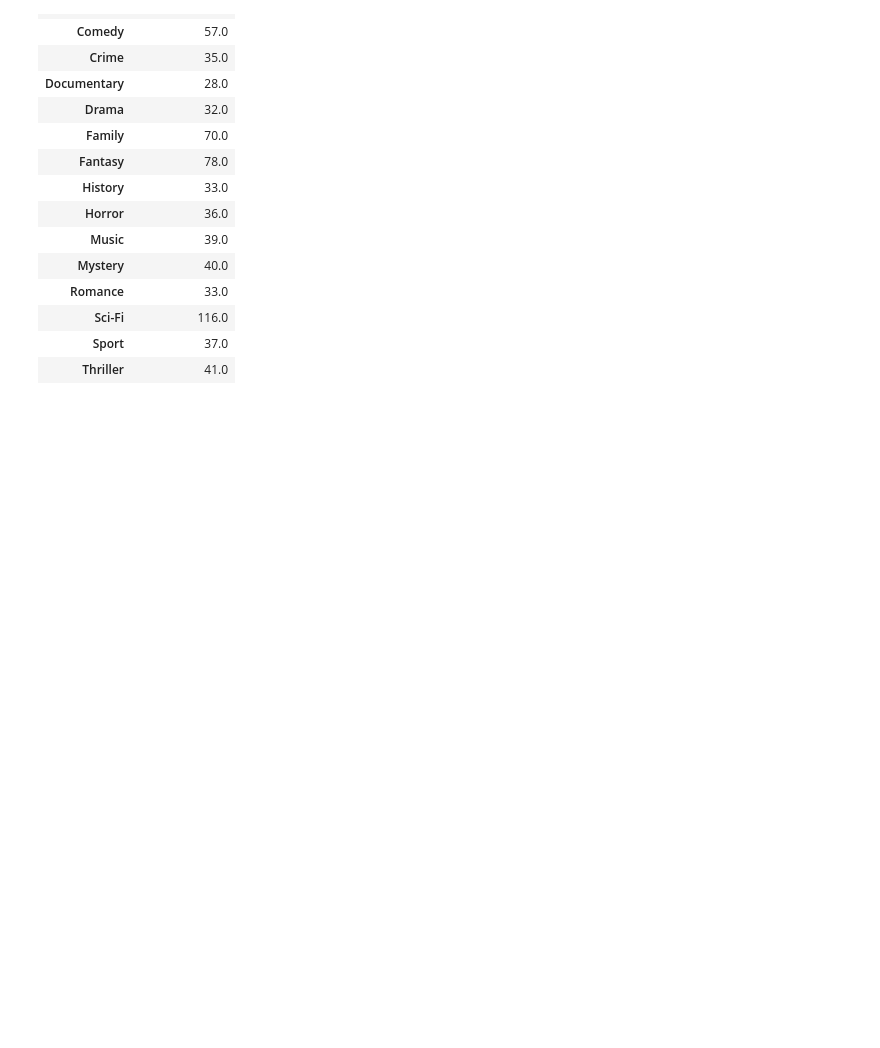
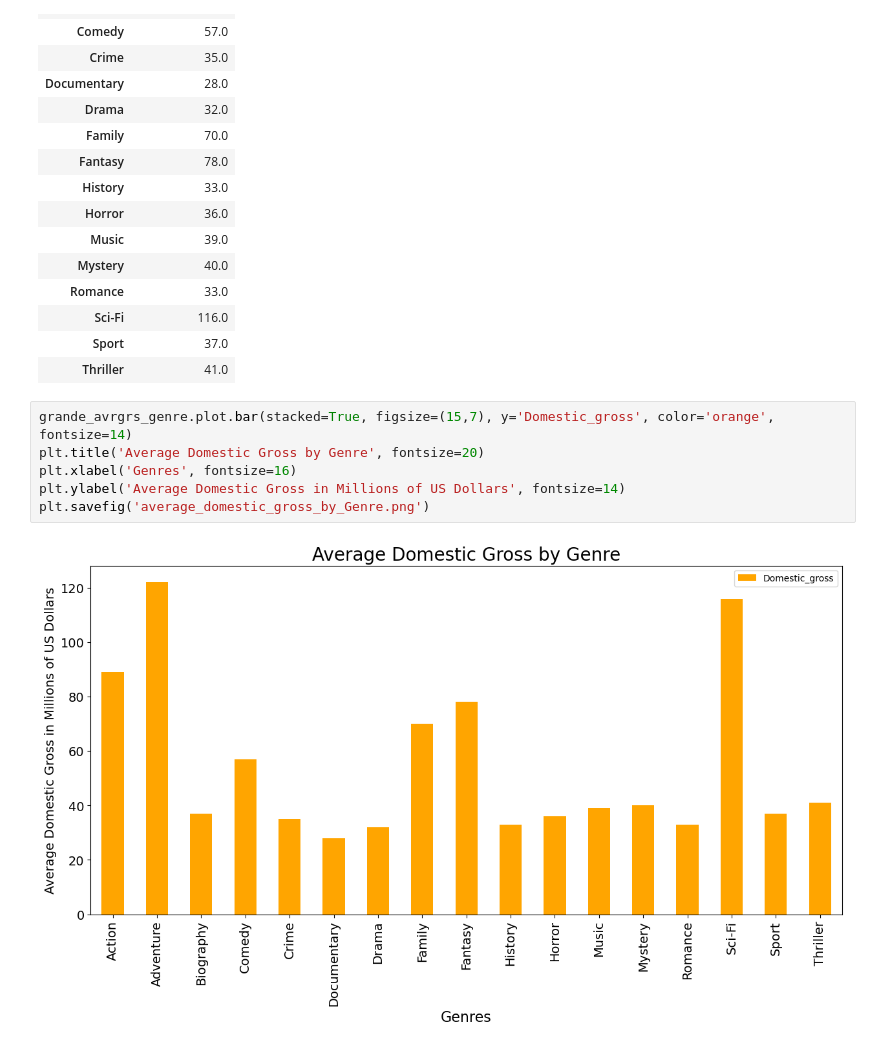
Before and after one commit to KMalinga/dsc-phase-1-project-v2-4, a Jupyter notebook: student.ipynb, the cells around one changed output. Drawn from its saved outputs; the diff is of its cells as text; blank space fills up the shorter version.

```diff
--- a/student.ipynb
+++ b/student.ipynb
@@ -629,3 +629,11 @@ grande_avrgrs_genre
 | Sci-Fi | 116.0 |
 | Sport | 37.0 |
 | Thriller | 41.0 |
+# %%
+grande_avrgrs_genre.plot.bar(stacked=True, figsize=(15,7), y='Domestic_gross', color='orange', fontsize=14)
+plt.title('Average Domestic Gross by Genre', fontsize=20)
+plt.xlabel('Genres', fontsize=16)
+plt.ylabel('Average Domestic Gross in Millions of US Dollars', fontsize=14)
+plt.savefig('average_domestic_gross_by_Genre.png')
+# %% [output]
+[figure, added]
```
